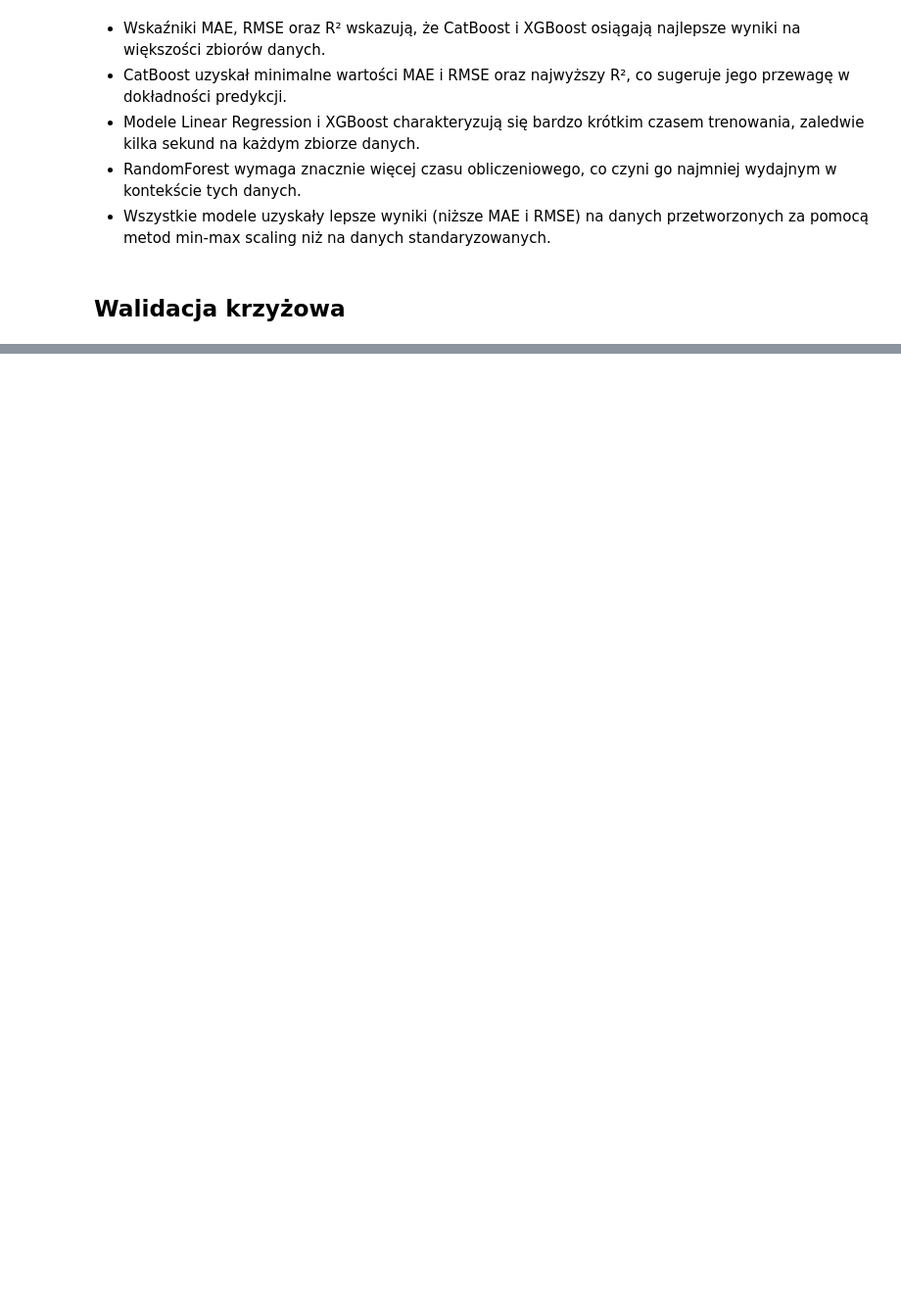
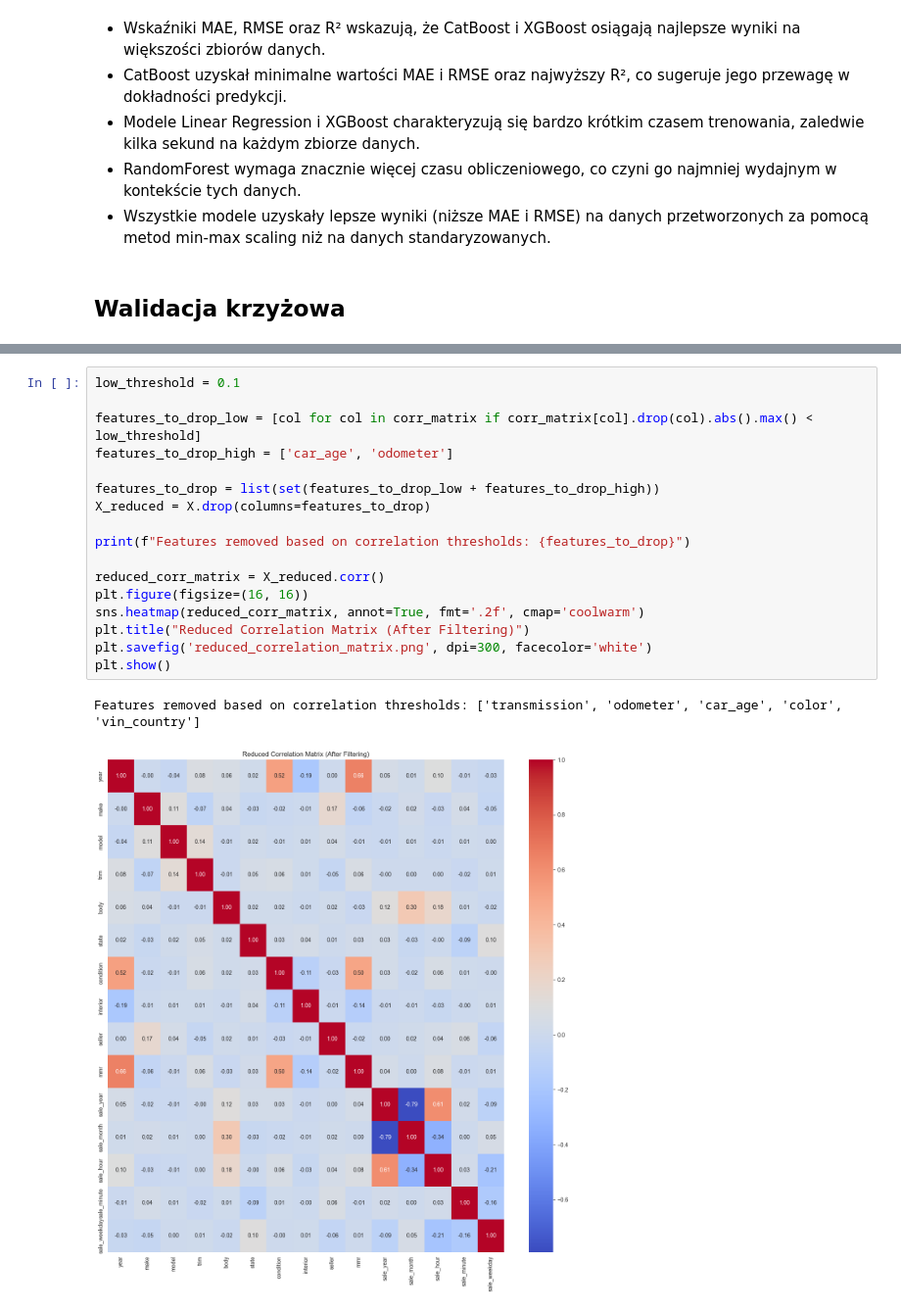
Before and after one commit to RafMat159/MOW_II_Projekt_I, a Jupyter notebook: Used _Car_Auction_Prices_2.ipynb, the cells around one changed output, grey strips where cells are left out. Shown at 98% size. Drawn from its saved outputs; the diff is of its cells as text; blank space fills up the shorter version.

```diff
--- a/Used _Car_Auction_Prices_2.ipynb
+++ b/Used _Car_Auction_Prices_2.ipynb
@@ -468,0 +496,20 @@ plot_separate_datasets(final_results_df, "R2", "R²")
+# %%
+low_threshold = 0.1
+
+features_to_drop_low = [col for col in corr_matrix if corr_matrix[col].drop(col).abs().max() < low_threshold]
+features_to_drop_high = ['car_age', 'odometer']
+
+features_to_drop = list(set(features_to_drop_low + features_to_drop_high))
+X_reduced = X.drop(columns=features_to_drop)
+
+print(f"Features removed based on correlation thresholds: {features_to_drop}")
+
+reduced_corr_matrix = X_reduced.corr()
+plt.figure(figsize=(16, 16))
+sns.heatmap(reduced_corr_matrix, annot=True, fmt='.2f', cmap='coolwarm')
+plt.title("Reduced Correlation Matrix (After Filtering)")
+plt.savefig('reduced_correlation_matrix.png', dpi=300, facecolor='white')
+plt.show()
+# %% [output]
+Features removed based on correlation thresholds: ['transmission', 'odometer', 'car_age', 'color', 'vin_country']
+[figure, added]
```
Also changed, not shown: parts of 28 cells of this notebook.
